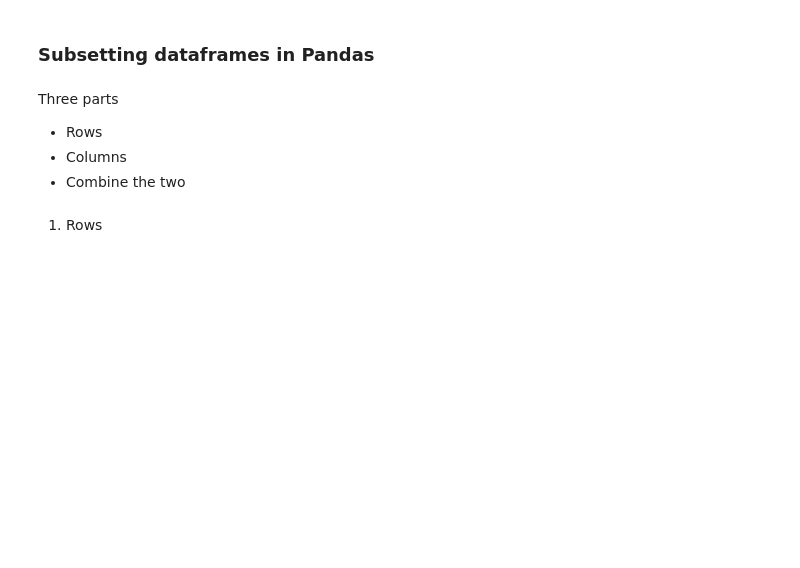
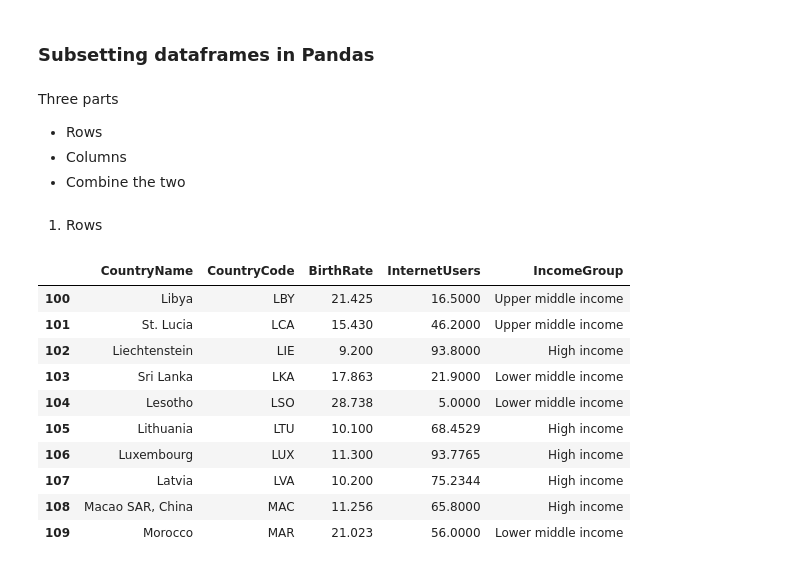
Before and after one commit to nicky-ops/Python_for_data_science, a Jupyter notebook: DataFrames.ipynb, the cells around one changed output. Cells and saved outputs as stored; diff of their text form; code cells hidden in the pictures; blank space fills up the shorter version.

```diff
--- a/DataFrames.ipynb
+++ b/DataFrames.ipynb
@@ -166,3 +166,17 @@ Three parts
 - Combine the two
 # %% [markdown]
 1. Rows
+# %%
+stats[100:110]
+# %% [output]
+|  | CountryName | CountryCode | BirthRate | InternetUsers | IncomeGroup |
+| 100 | Libya | LBY | 21.425 | 16.5000 | Upper middle income |
+| 101 | St. Lucia | LCA | 15.430 | 46.2000 | Upper middle income |
+| 102 | Liechtenstein | LIE | 9.200 | 93.8000 | High income |
+| 103 | Sri Lanka | LKA | 17.863 | 21.9000 | Lower middle income |
+| 104 | Lesotho | LSO | 28.738 | 5.0000 | Lower middle income |
+| 105 | Lithuania | LTU | 10.100 | 68.4529 | High income |
+| 106 | Luxembourg | LUX | 11.300 | 93.7765 | High income |
+| 107 | Latvia | LVA | 10.200 | 75.2344 | High income |
+| 108 | Macao SAR, China | MAC | 11.256 | 65.8000 | High income |
+| 109 | Morocco | MAR | 21.023 | 56.0000 | Lower middle income |
```
Also changed, not shown: parts of 17 cells of this notebook.
